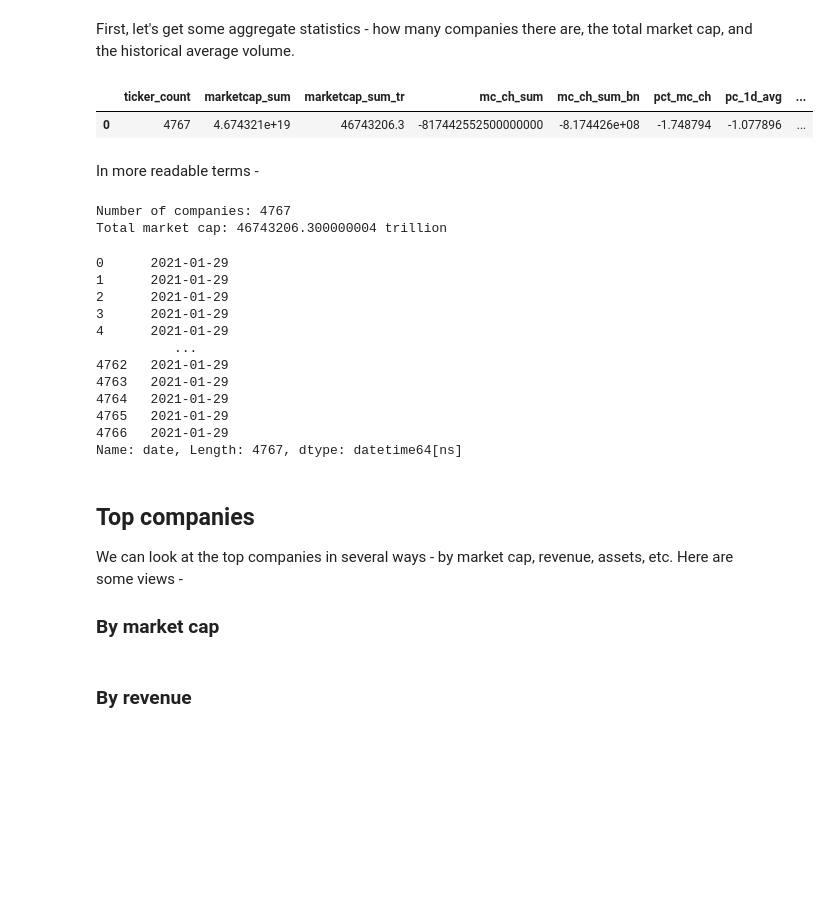
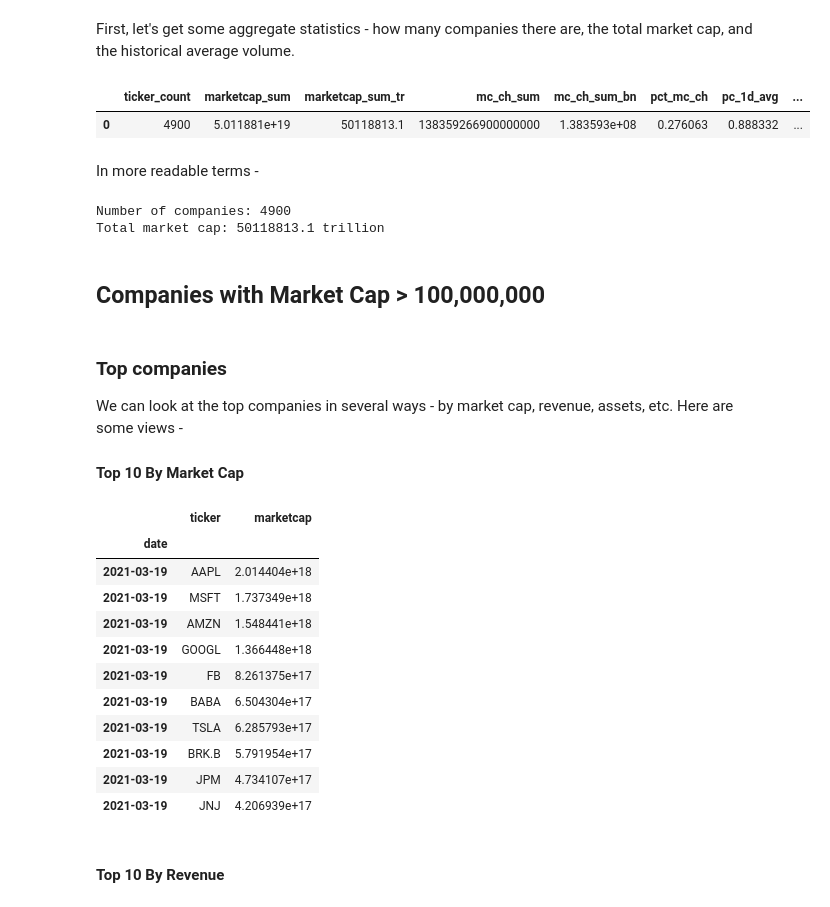
Before and after one commit to fidapco/notebooks, a Jupyter notebook: todays_market.ipynb, the cells around one changed output. Drawn from its saved outputs; the diff is of its cells as text; code cells hidden in the pictures; blank space fills up the shorter version.

Commit message:
Added More Content to Todays Market Notebook

```diff
--- a/todays_market.ipynb
+++ b/todays_market.ipynb
@@ -13,21 +13,21 @@ fidap = fidap_client(api_key=config.FIDAP_API_KEY)
 # %% [markdown]
 First, let's get some aggregate statistics - how many companies there are, the total market cap, and the historical average volume.
 # %%
-df = fidap.sql("""SELECT count(ticker) ticker_count,
-       sum(marketcap) marketcap_sum,
-       sum(marketcap) / 1e12 marketcap_sum_tr,
-       sum(mc_ch) mc_ch_sum,
-       sum(mc_ch)/1e9 mc_ch_sum_bn,
-       (sum(mc_ch) / sum(marketcap)) *100 as pct_mc_ch,
-       avg(pc_1d) *100 pc_1d_avg,
-       stddev(pc_1d) * 100 dispersion,
-       sum(revenueusd) as revenue
-FROM tickers
-WHERE marketcap > 100e6""")
+df = fidap.sql("""SELECT count("ticker") ticker_count,
+       sum("marketcap") marketcap_sum,
+       sum("marketcap") / 1e12 marketcap_sum_tr,
+       sum("mc_ch") mc_ch_sum,
+       sum("mc_ch")/1e9 mc_ch_sum_bn,
+       (sum("mc_ch") / sum("marketcap")) *100 as pct_mc_ch,
+       avg("pc_1d") *100 pc_1d_avg,
+       stddev("pc_1d") * 100 dispersion,
+       sum("revenueusd") as revenue
+FROM "FIDAP_DATA_SOURCES"."FIDAP_SCHEMA"."tickers"
+WHERE "marketcap" > 100e6;""")
 df
 # %% [output]
 |  | ticker_count | marketcap_sum | marketcap_sum_tr | mc_ch_sum | mc_ch_sum_bn | pct_mc_ch | pc_1d_avg | ... |
-| 0 | 4767 | 4.674321e+19 | 46743206.3 | -817442552500000000 | -8.174426e+08 | -1.748794 | -1.077896 | ... |
+| 0 | 4900 | 5.011881e+19 | 50118813.1 | 138359266900000000 | 1.383593e+08 | 0.276063 | 0.888332 | ... |
 # %% [markdown]
 In more readable terms -
 # %%
@@ -36,6 +36,8 @@ Number of companies: {}
 Total market cap: {} trillion
 """.format(df.loc[0,'ticker_count'], df.loc[0,'marketcap_sum_tr']))
 # %% [output]
-Number of companies: 4767
-Total market cap: 46743206.300000004 trillion
+Number of companies: 4900
+Total market cap: 50118813.1 trillion
+# %% [markdown]
+## Companies with Market Cap > 100,000,000
 # %%
@@ -43,15 +44,0 @@ df_tickers = fidap.sql("select * from tickers where marketcap > 1e8")
-# %%
-df_tickers['date']
-# %% [output]
-0      2021-01-29
-1      2021-01-29
-2      2021-01-29
-3      2021-01-29
-4      2021-01-29
-          ...
-4762   2021-01-29
-4763   2021-01-29
-4764   2021-01-29
-4765   2021-01-29
-4766   2021-01-29
-Name: date, Length: 4767, dtype: datetime64[ns]
@@ -58,8 +48,23 @@ Name: date, Length: 4767, dtype: datetime64[ns]
 # %% [markdown]
-## Top companies
+### Top companies
 
 We can look at the top companies in several ways - by market cap, revenue, assets, etc. Here are some views -
 
-### By market cap
+#### Top 10 By Market Cap
+# %%
+df_tickers[['ticker','marketcap']].sort_values(by='marketcap', ascending=False).head(10)
+# %% [output]
+|  | ticker | marketcap |
+| date |  |  |
+| 2021-03-19 | AAPL | 2.014404e+18 |
+| 2021-03-19 | MSFT | 1.737349e+18 |
+| 2021-03-19 | AMZN | 1.548441e+18 |
+| 2021-03-19 | GOOGL | 1.366448e+18 |
+| 2021-03-19 | FB | 8.261375e+17 |
+| 2021-03-19 | BABA | 6.504304e+17 |
+| 2021-03-19 | TSLA | 6.285793e+17 |
+| 2021-03-19 | BRK.B | 5.791954e+17 |
+| 2021-03-19 | JPM | 4.734107e+17 |
+| 2021-03-19 | JNJ | 4.206939e+17 |
 # %% [markdown]
-### By revenue
+#### Top 10 By Revenue
```
Also changed, not shown: parts of 17 cells of this notebook.
